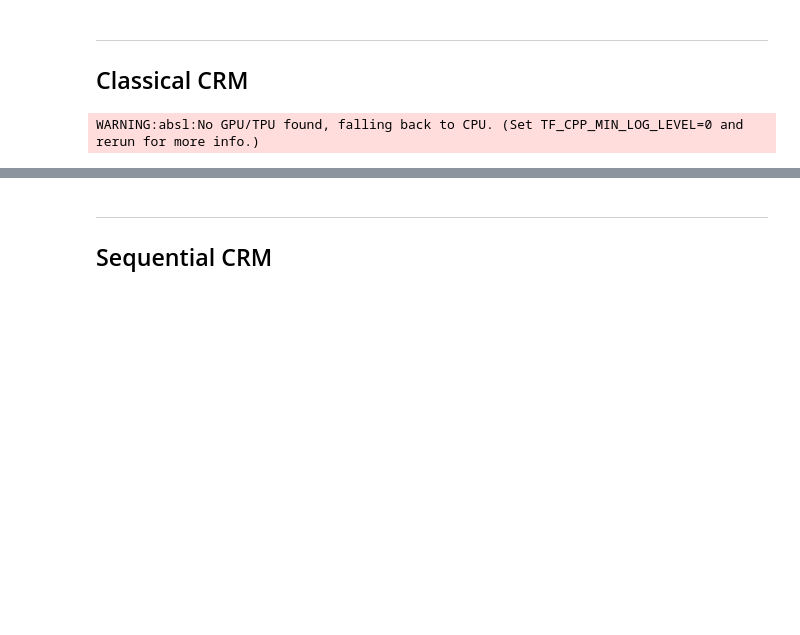
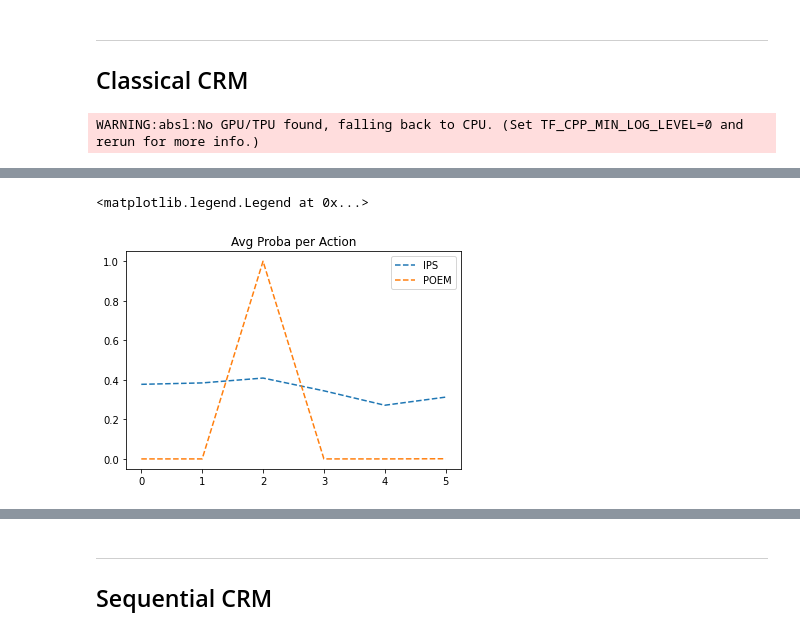
Before and after one commit to criteo-research/sequential-conterfactual-risk-minimization, a Jupyter notebook: eval_sequential_crm_multilabel-jax.ipynb, the cells around one changed output, grey strips where cells are left out. Drawn from its saved outputs; the diff is of its cells as text; code cells hidden in the pictures; blank space fills up the shorter version.

```diff
--- a/eval_sequential_crm_multilabel-jax.ipynb
+++ b/eval_sequential_crm_multilabel-jax.ipynb
@@ -465,3 +469,11 @@ Baseline -- paper: 0.257 -- ours: 0.251
 IPS      -- paper: 0.199 -- ours: 0.172
 POEM     -- paper: 0.195 -- ours: 0.160
 Skyline  -- paper: 0.110 -- ours: 0.144
+# %%
+plt.title('Avg Proba per Action')
+plt.plot(jexpit(ips_model.beta.mean(axis=0)),'--', label='IPS')
+plt.plot(jexpit(poem_model.beta.mean(axis=0)),'--', label='POEM')
+plt.legend()
+# %% [output]
+<matplotlib.legend.Legend at 0x...>
+[figure, added]
```
Also changed, not shown: parts of 15 cells of this notebook.
